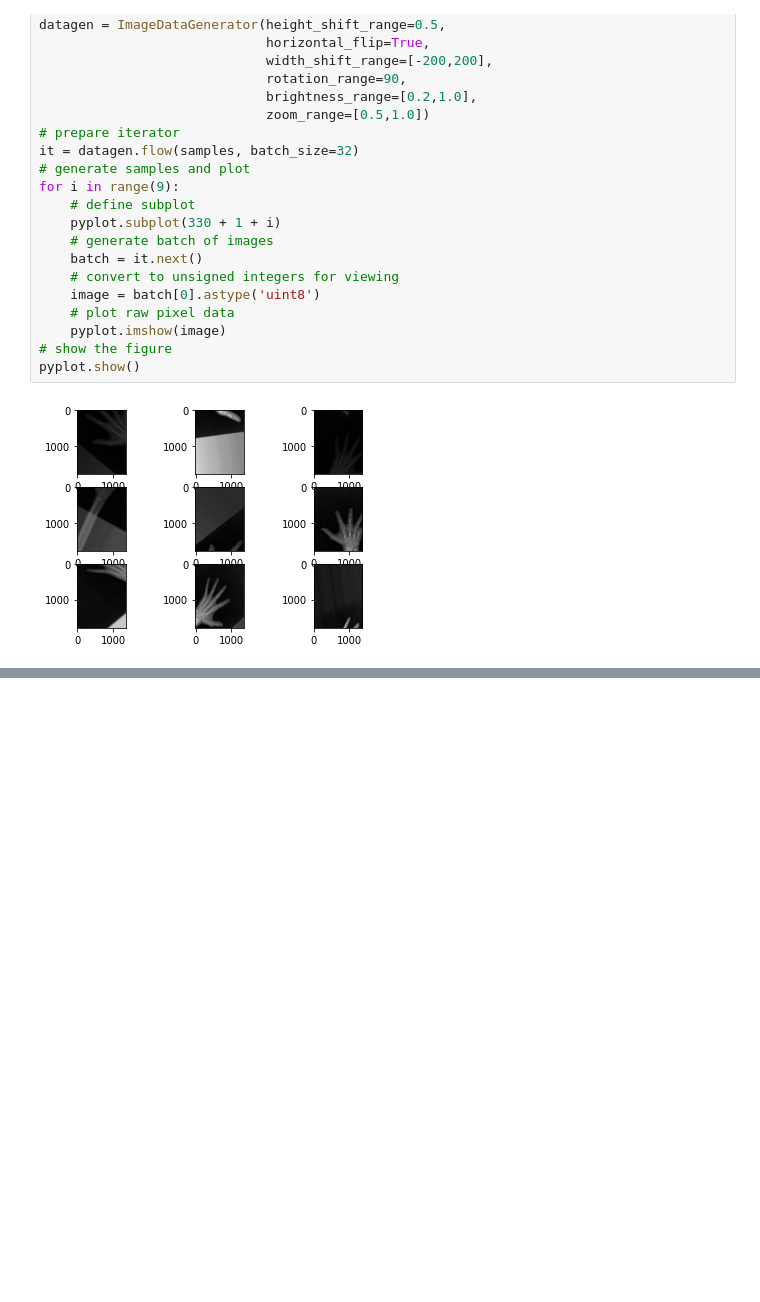
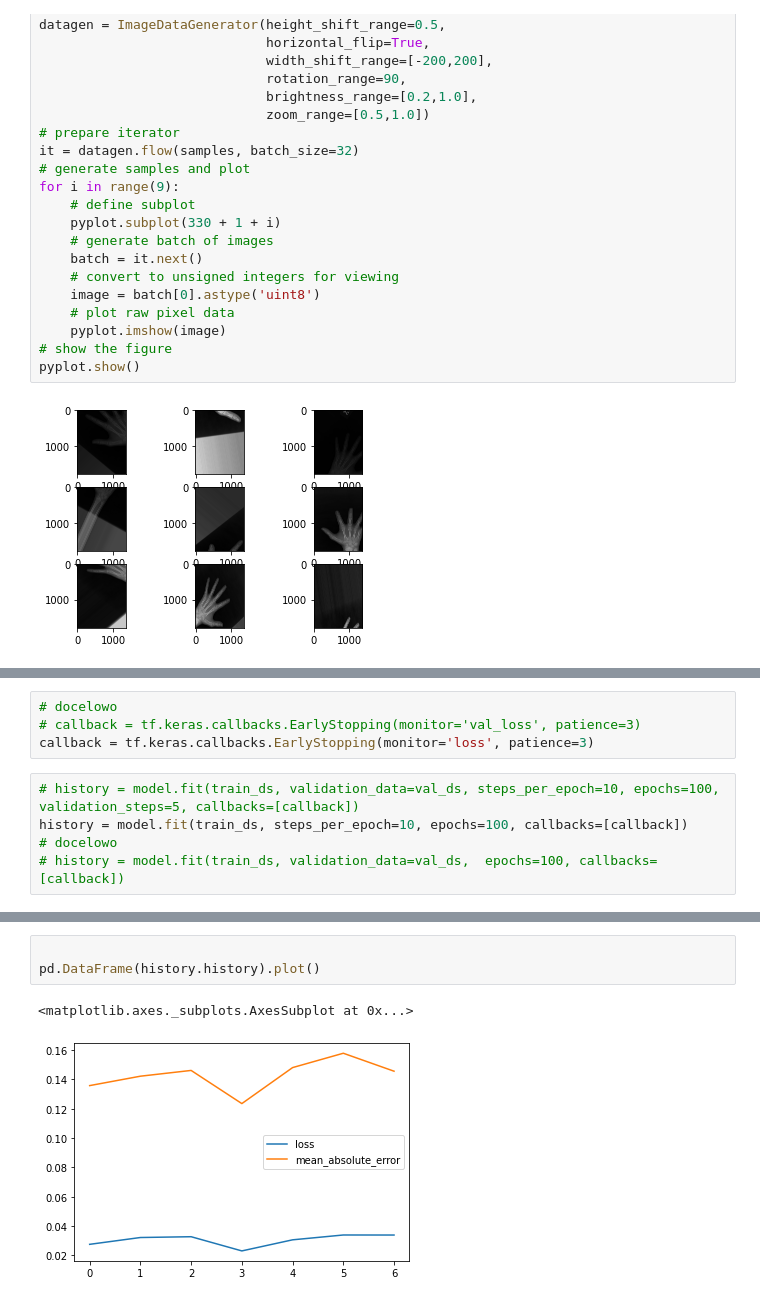
Before and after one commit to LuckyLuke147/age_recognition, a Jupyter notebook: Zdjęcia_RTG_dłoni_|_Sieci_konwolucyjne.ipynb, the cells around one changed output, grey strips where cells are left out. Saved outputs shown, nothing was run; the diff lists cells and outputs as text; blank space fills up the shorter version.

```diff
--- a/Zdjęcia_RTG_dłoni_|_Sieci_konwolucyjne.ipynb
+++ b/Zdjęcia_RTG_dłoni_|_Sieci_konwolucyjne.ipynb
@@ -182,0 +244,9 @@ pyplot.show()
+# %%
+# docelowo
+# callback = tf.keras.callbacks.EarlyStopping(monitor='val_loss', patience=3)
+callback = tf.keras.callbacks.EarlyStopping(monitor='loss', patience=3)
+# %%
+# history = model.fit(train_ds, validation_data=val_ds, steps_per_epoch=10, epochs=100, validation_steps=5, callbacks=[callback])
+history = model.fit(train_ds, steps_per_epoch=10, epochs=100, callbacks=[callback])
+# docelowo
+# history = model.fit(train_ds, validation_data=val_ds,  epochs=100, callbacks=[callback])
@@ -182,0 +268,6 @@ pyplot.show()
+# %%
+
+pd.DataFrame(history.history).plot()
+# %% [output]
+<matplotlib.axes._subplots.AxesSubplot at 0x...>
+[figure, added]
```
Also changed, not shown: parts of 15 cells of this notebook.
